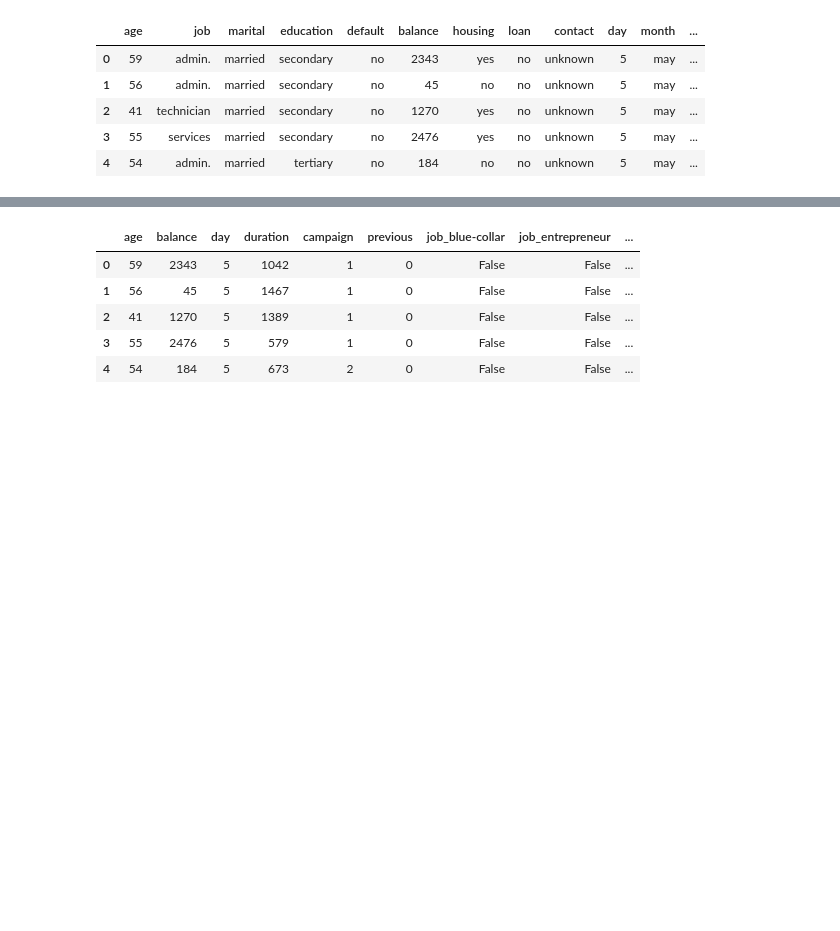
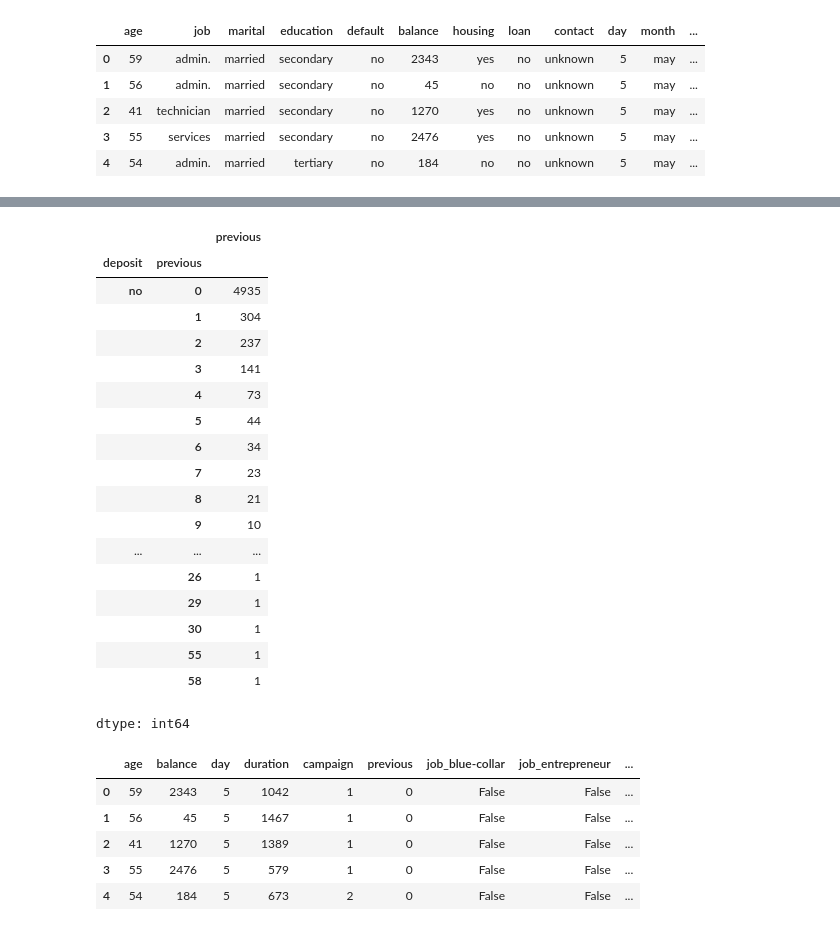
Before and after one commit to Suryansh579/Bank_Marketing_prediction, a Jupyter notebook: bankprediction.ipynb, the cells around one changed output, grey strips where cells are left out. Cells and saved outputs as stored; diff of their text form; code cells hidden in the pictures; blank space fills up the shorter version.

```diff
--- a/bankprediction.ipynb
+++ b/bankprediction.ipynb
@@ -447,3 +619,26 @@ Name: campaign, dtype: int64
+# %%
+# remove outliers in feature previous...
+df3.groupby(['deposit','previous'],sort=True)['previous'].count()
+# %% [output]
+|  |  | previous |
+| deposit | previous |  |
+| no | 0 | 4935 |
+|  | 1 | 304 |
+|  | 2 | 237 |
+|  | 3 | 141 |
+|  | 4 | 73 |
+|  | 5 | 44 |
+|  | 6 | 34 |
+|  | 7 | 23 |
+|  | 8 | 21 |
+|  | 9 | 10 |
+| ... | ... | ... |
+|  | 26 | 1 |
+|  | 29 | 1 |
+|  | 30 | 1 |
+|  | 55 | 1 |
+|  | 58 | 1 |
+dtype: int64
 # %%
 df4 = df3[df3['previous'] < 31]
 # %%
```
Also changed, not shown: parts of 64 cells of this notebook.
